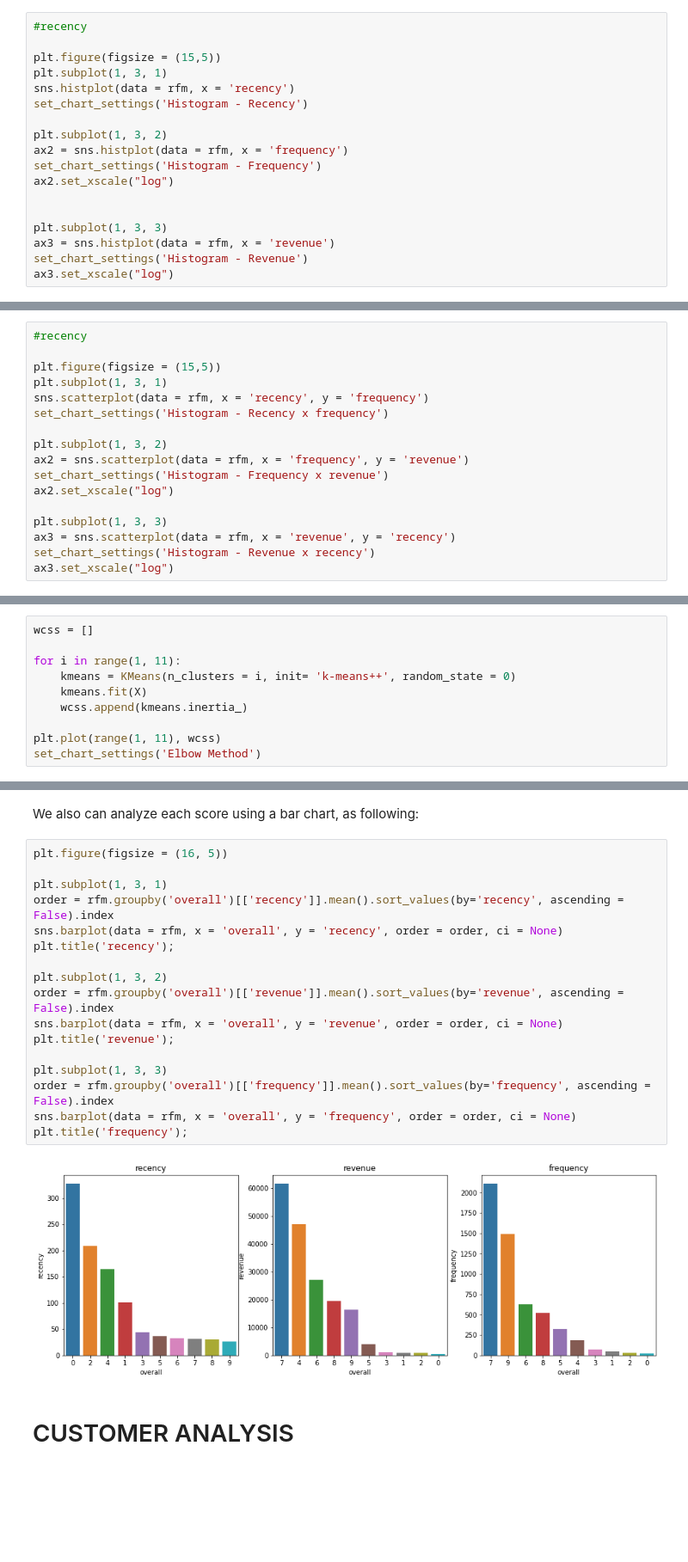
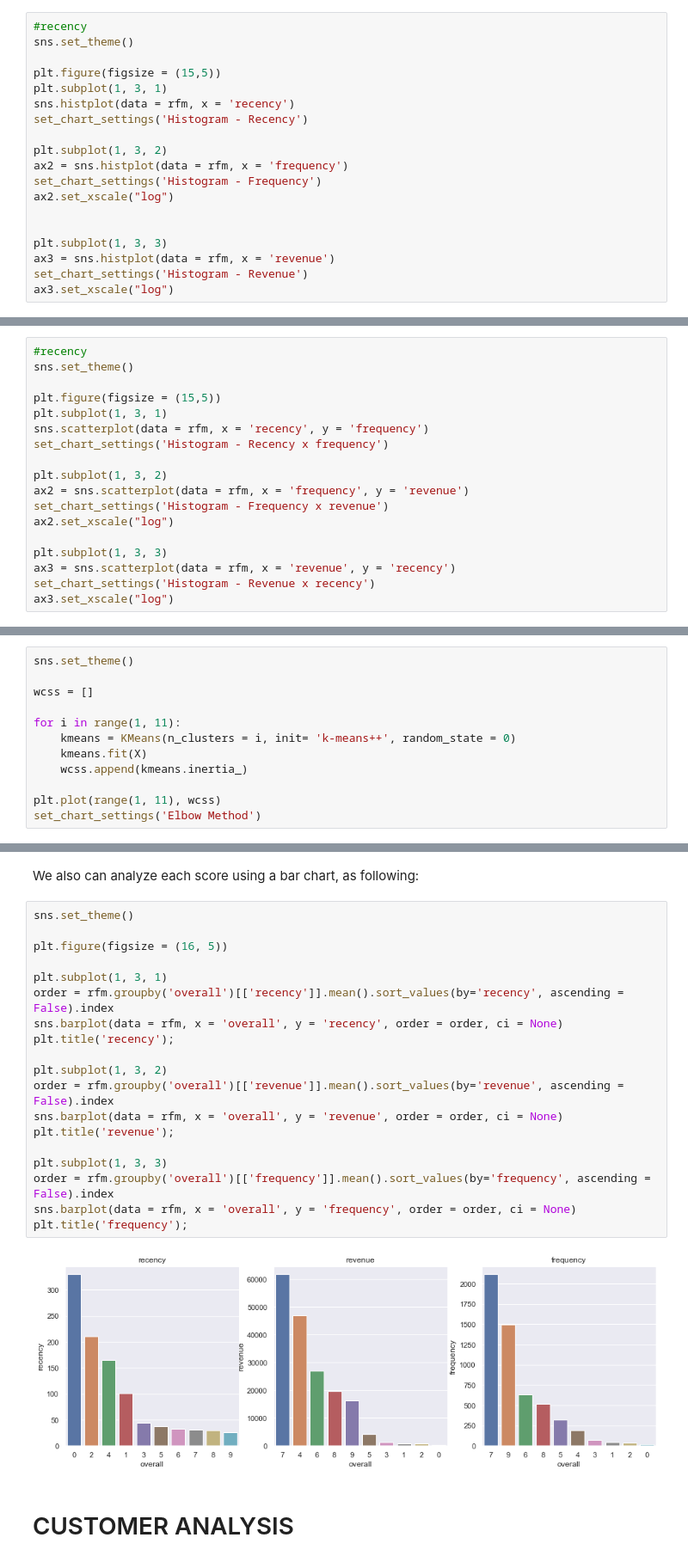
Before and after one commit to daianeklein/customer-segmentation, a Jupyter notebook: customer-segmentation.ipynb, the cells around one changed output, grey strips where cells are left out. Shown at 86% size. Drawn from its saved outputs; the diff is of its cells as text; blank space fills up the shorter version.

```diff
--- a/customer-segmentation.ipynb
+++ b/customer-segmentation.ipynb
@@ -570,6 +570,7 @@ rfm
 #### RFM TABLE ANALYSIS
 # %%
 #recency
+sns.set_theme()
 
 plt.figure(figsize = (15,5))
 plt.subplot(1, 3, 1)
@@ -626,6 +627,7 @@ max      336942.100000
 Name: revenue, dtype: float64
 # %%
 #recency
+sns.set_theme()
 
 plt.figure(figsize = (15,5))
 plt.subplot(1, 3, 1)
@@ -689,6 +691,8 @@ array([[ 2.33154326e+00, -4.06361491e-01,  1.63016688e+01],
        [-8.81254971e-01,  3.01268271e+00,  1.15339982e-02],
        [-4.92127234e-01, -9.80126769e-02, -1.60241209e-02]])
 # %%
+sns.set_theme()
+
 wcss = []
 
 for i in range(1, 11):
@@ -829,24 +833,26 @@ array([12346., 12821., 12833., 12837., 12840., 12857., 12864., 12868.,
 # %% [markdown]
 We also can analyze each score using a bar chart, as following:
 # %%
+sns.set_theme()
+
 plt.figure(figsize = (16, 5))
 
 plt.subplot(1, 3, 1)
 order = rfm.groupby('overall')[['recency']].mean().sort_values(by='recency', ascending = False).index
 sns.barplot(data = rfm, x = 'overall', y = 'recency', order = order, ci = None)
 plt.title('recency');
 
 plt.subplot(1, 3, 2)
 order = rfm.groupby('overall')[['revenue']].mean().sort_values(by='revenue', ascending = False).index
 sns.barplot(data = rfm, x = 'overall', y = 'revenue', order = order, ci = None)
 plt.title('revenue');
 
 plt.subplot(1, 3, 3)
 order = rfm.groupby('overall')[['frequency']].mean().sort_values(by='frequency', ascending = False).index
 sns.barplot(data = rfm, x = 'overall', y = 'frequency', order = order, ci = None)
 plt.title('frequency');
 # %% [output]
-[figure, old version]
+[figure, new version]
 # %% [markdown]
 # CUSTOMER ANALYSIS
 # %% [markdown]
```
Also changed, not shown: parts of 16 cells of this notebook.
